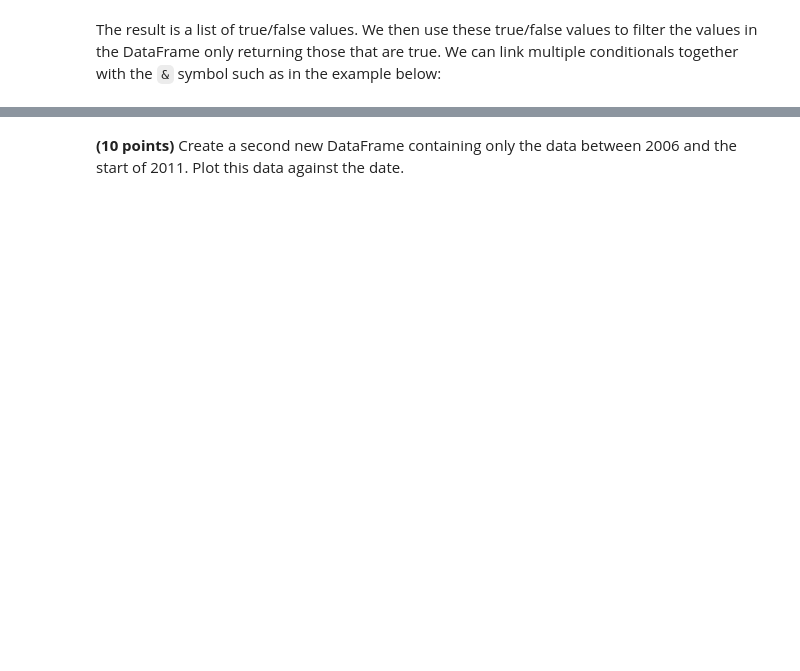
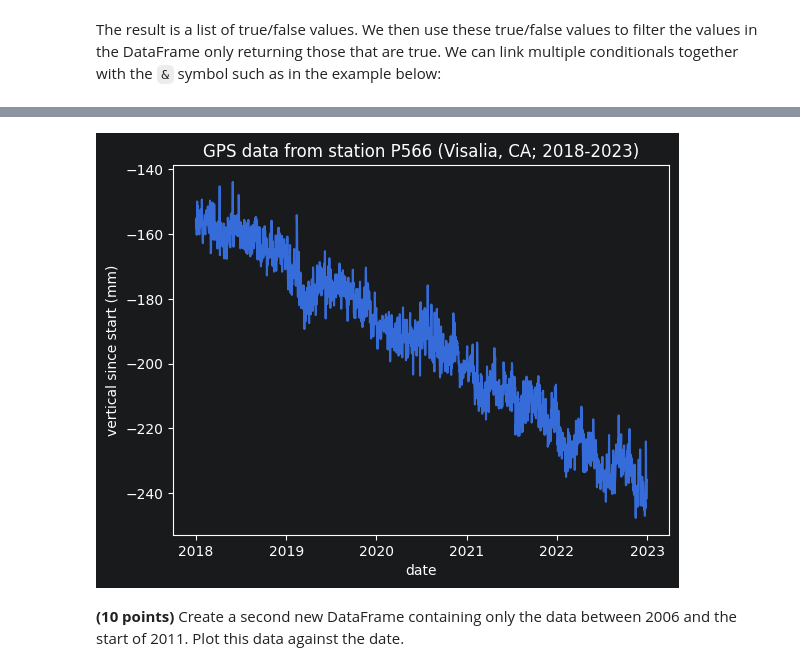
Before and after one commit to ItsukiKigoshi/EPS88_Gleeson, a Jupyter notebook: homework04.ipynb, the cells around one changed output, grey strips where cells are left out. Drawn from its saved outputs; the diff is of its cells as text; code cells hidden in the pictures; blank space fills up the shorter version.

```diff
--- a/homework04.ipynb
+++ b/homework04.ipynb
@@ -389,10 +420,12 @@ P566_GPS_18_23.head()
 # %%
 plt.figure()
 plt.plot(P566_GPS_18_23['Date'],P566_GPS_18_23['Vertical (mm)'])
 plt.ylabel('vertical since start (mm)')
 plt.xlabel('date')
-plt.title('GPS data from station P566 (Visalia, CA)')
+plt.title('GPS data from station P566 (Visalia, CA; 2018-2023)')
 plt.show()
+# %% [output]
+[figure, added]
 # %% [markdown]
 **(10 points)** Create a second new DataFrame containing only the data between 2006 and the start of 2011. Plot this data against the date.
 # %%
```
Also changed, not shown: parts of 13 cells of this notebook.
